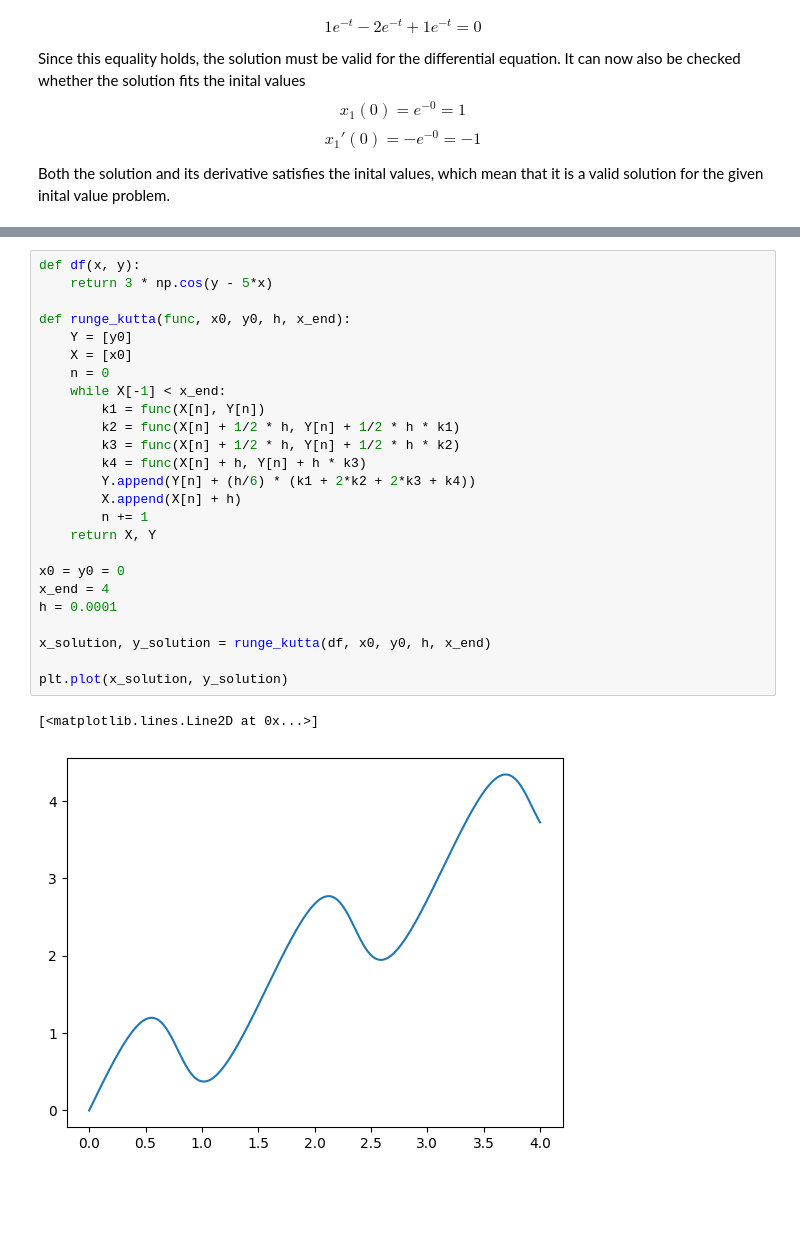
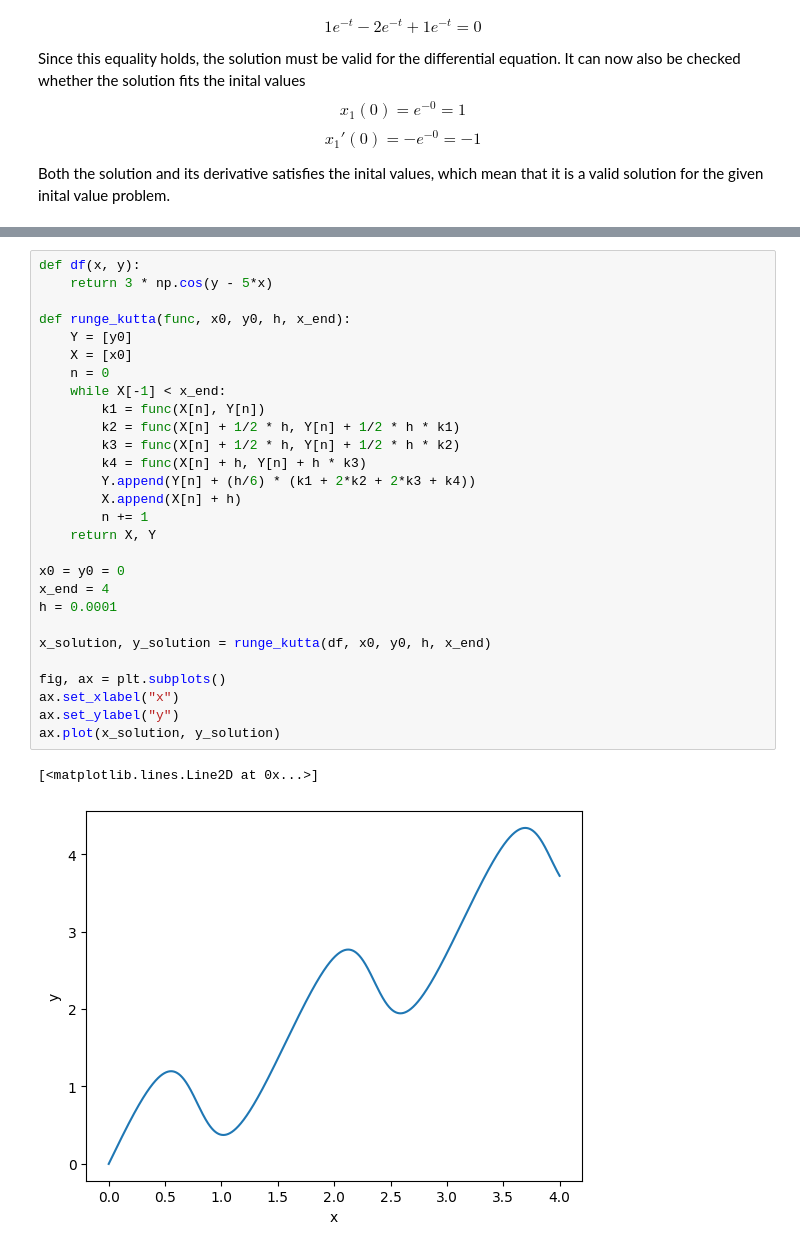
Before and after one commit to Khanrik/UniFolder, a Jupyter notebook: 3. Semester/Differentialligninger/Afleveringer/Aflevering 2/Assignment 2.ipynb, the cells around one changed output, grey strips where cells are left out. Saved outputs shown, nothing was run; the diff lists cells and outputs as text; blank space fills up the shorter version.

```diff
--- a/3. Semester/Differentialligninger/Afleveringer/Aflevering 2/Assignment 2.ipynb
+++ b/3. Semester/Differentialligninger/Afleveringer/Aflevering 2/Assignment 2.ipynb
@@ -437,29 +563,32 @@ Use the Runge-Kutta-4 algorithm to approximate the solution in the range $0 \leq
 # %%
 def df(x, y):
     return 3 * np.cos(y - 5*x)
 
 def runge_kutta(func, x0, y0, h, x_end):
     Y = [y0]
     X = [x0]
     n = 0
     while X[-1] < x_end:
         k1 = func(X[n], Y[n])
         k2 = func(X[n] + 1/2 * h, Y[n] + 1/2 * h * k1)
         k3 = func(X[n] + 1/2 * h, Y[n] + 1/2 * h * k2)
         k4 = func(X[n] + h, Y[n] + h * k3)
         Y.append(Y[n] + (h/6) * (k1 + 2*k2 + 2*k3 + k4))
         X.append(X[n] + h)
         n += 1
     return X, Y
 
 x0 = y0 = 0
 x_end = 4
 h = 0.0001
 
 x_solution, y_solution = runge_kutta(df, x0, y0, h, x_end)
 
-plt.plot(x_solution, y_solution)
+fig, ax = plt.subplots()
+ax.set_xlabel("x")
+ax.set_ylabel("y")
+ax.plot(x_solution, y_solution)
 # %% [output]
 [<matplotlib.lines.Line2D at 0x...>]
-[figure, old version]
+[figure, new version]
 # %% [markdown]
```
Also changed, not shown: parts of 41 cells of this notebook, 5 other files.
